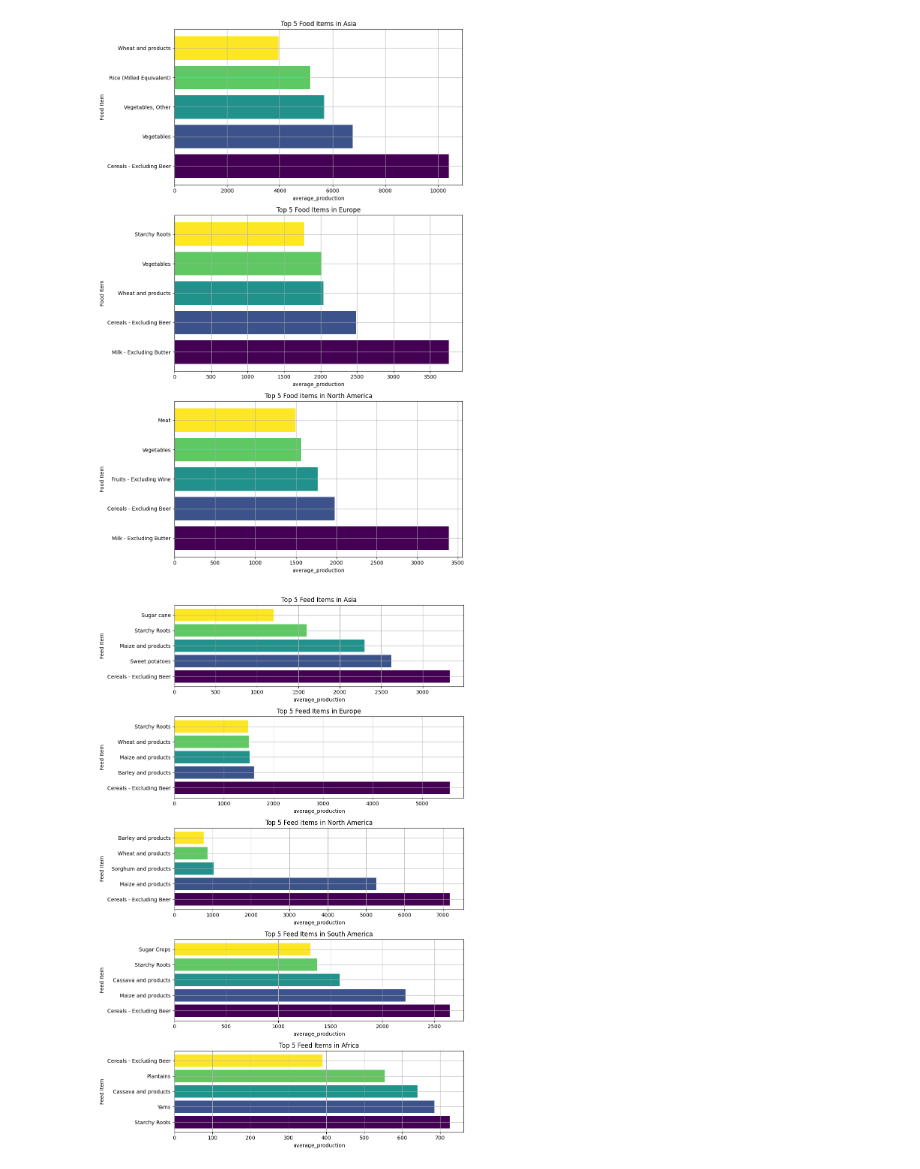
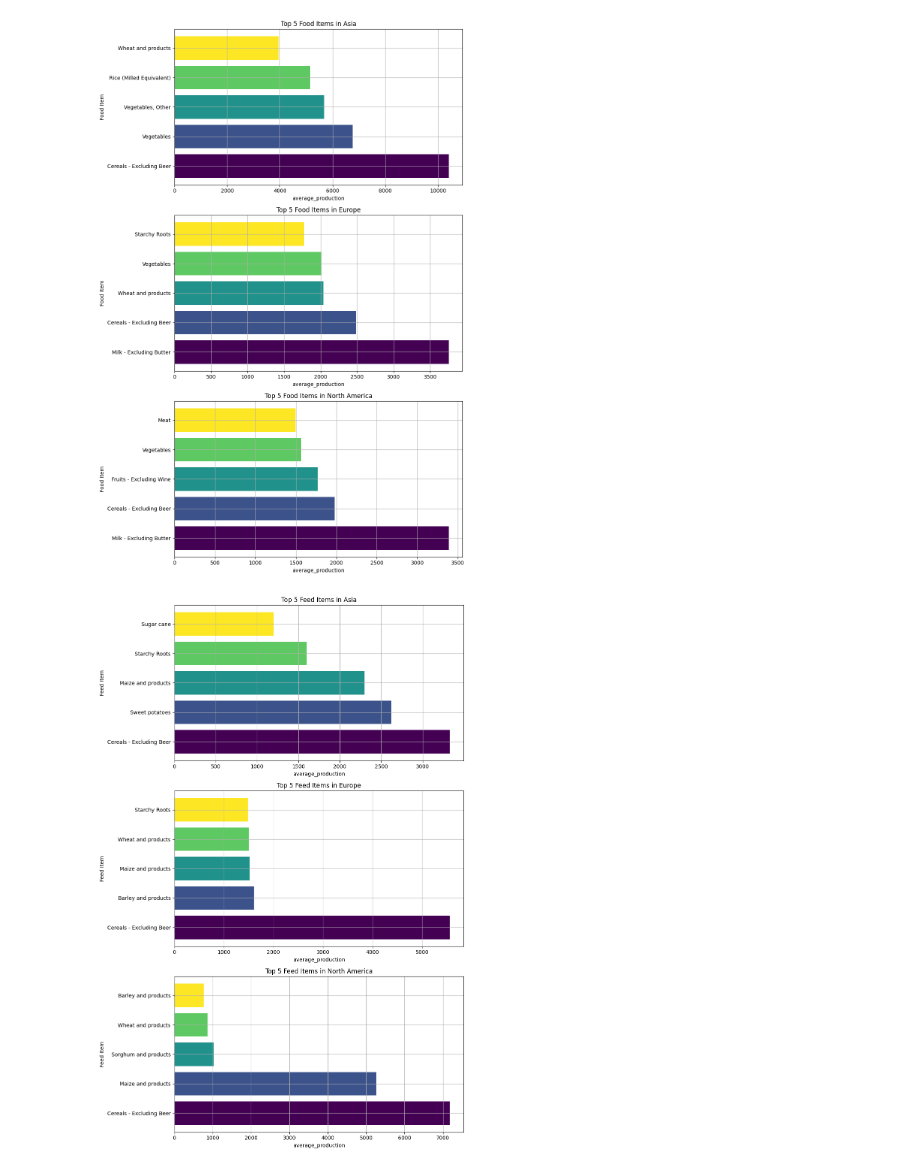
Before and after one commit to JoshuaEntrata/DataViz_Assessment1, a Jupyter notebook: improved_plotting.ipynb, the cells around one changed output. Drawn from its saved outputs; the diff is of its cells as text; code cells hidden in the pictures.

Commit message:
fix continent line plotting

```diff
--- a/improved_plotting.ipynb
+++ b/improved_plotting.ipynb
@@ -88,21 +89,21 @@ line_plot(
 # %%
 def comparison_plot(df, location, top_location, value, top_value, element):
     # Get the top locations by average value
-    top_location_mean = df.groupby(location)[value].mean().nlargest(top_location).index
+    top_locations = df.groupby(location)[value].mean().nlargest(top_location).index
 
     # Filter by the given element and top locations
-    filter_by_element = (df[location].isin(top_location_mean)) & (df['element'] == element)
+    data = df[df[location].isin(top_locations) & (df['element'] == element)]
 
     # Get the top items for each location
-    top_element = df[filter_by_element].groupby([location, 'item'])[value].mean()
-    top_element = top_element.groupby(location).nlargest(top_value).reset_index(level=0, drop=True).reset_index()
+    top_items = data.groupby([location, 'item'])[value].mean()
+    top_items = top_items.groupby(location).nlargest(top_value).reset_index(level=0, drop=True).reset_index()
 
     # Create subplots
-    _, axes = plt.subplots(nrows=len(top_location_mean), figsize =(10,15))
+    _, axes = plt.subplots(nrows=len(top_locations), figsize =(10,15))
     cmap = plt.colormaps.get_cmap('viridis')
 
-    for i, loc in enumerate(top_location_mean):
-        data = top_element[top_element[location] == loc]
+    for i, loc in enumerate(top_locations):
+        data = top_items[top_items[location] == loc]
         color_list = cmap(np.linspace(0, 1, top_value))
 
         axes[i].barh(data['item'], data[value], color=color_list)
@@ -149,11 +150,11 @@ comparison_plot(
 # %%
 comparison_plot(
     df=merged_df,
     location='continent',
-    top_location=5,
+    top_location=3,
     value='average_production',
     top_value=5,
     element='Feed'
 )
 # %% [output]
-[figure, old version]
+[figure, new version]
```
Also changed, not shown: parts of 7 cells of this notebook.
